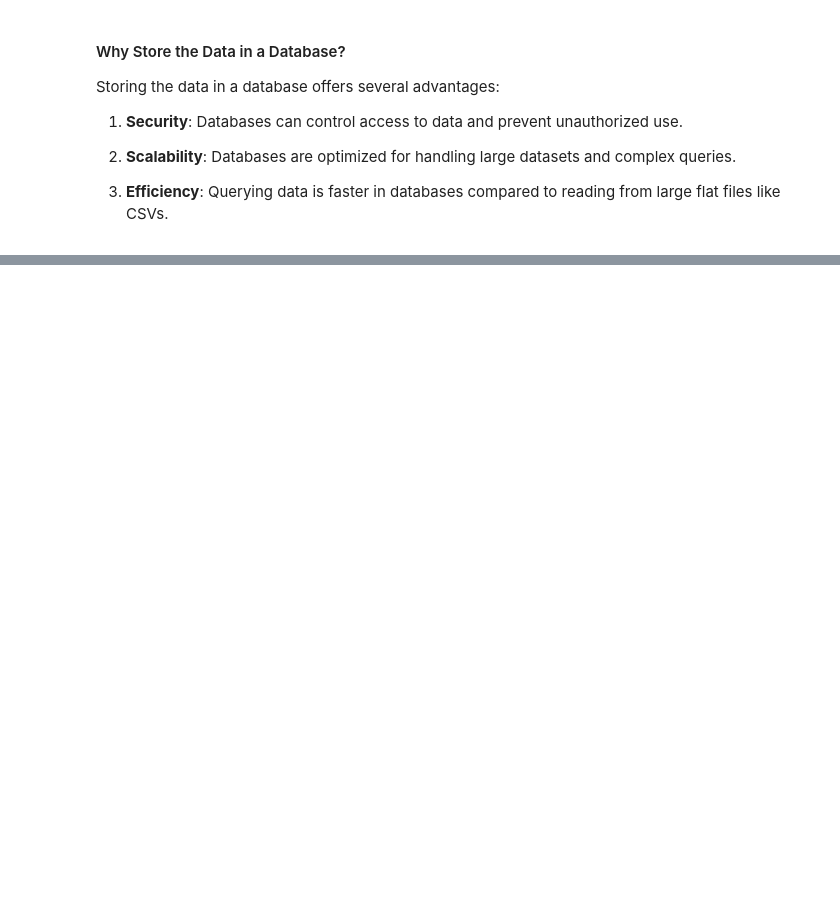
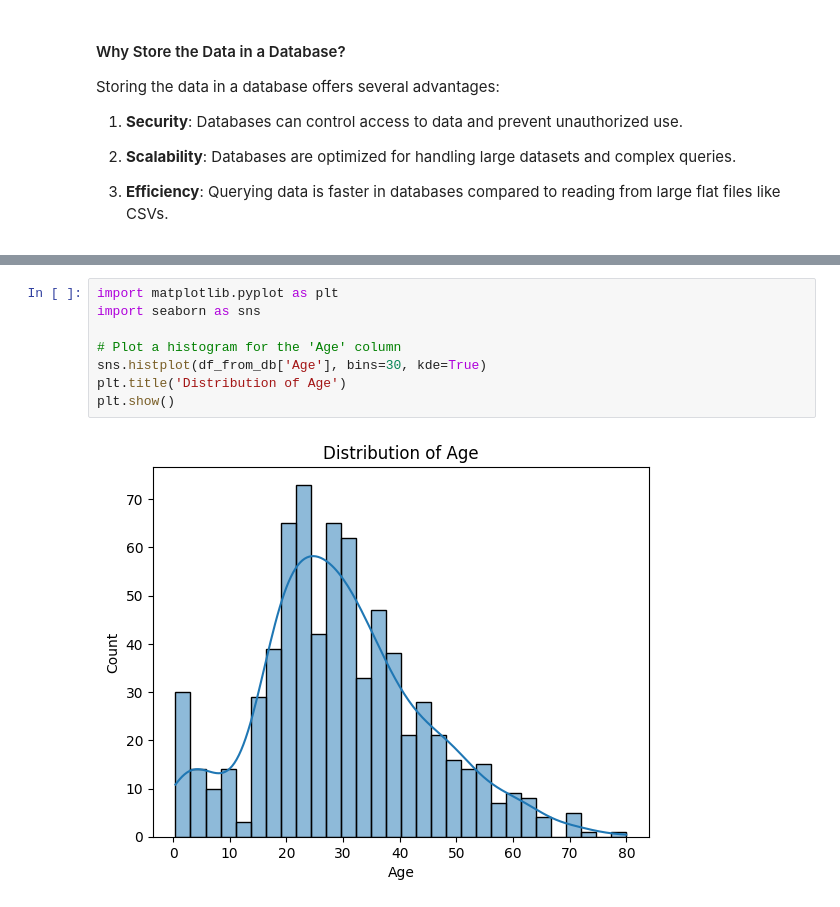
Before and after one commit to themarisolhernandez/ds-review-lessons, a Jupyter notebook: 16-exploratory-data-analysis.ipynb, the cells around one changed output, grey strips where cells are left out. Drawn from its saved outputs; the diff is of its cells as text; blank space fills up the shorter version.

```diff
--- a/16-exploratory-data-analysis.ipynb
+++ b/16-exploratory-data-analysis.ipynb
@@ -236,0 +308,10 @@ Storing the data in a database offers several advantages:
+# %%
+import matplotlib.pyplot as plt
+import seaborn as sns
+
+# Plot a histogram for the 'Age' column
+sns.histplot(df_from_db['Age'], bins=30, kde=True)
+plt.title('Distribution of Age')
+plt.show()
+# %% [output]
+[figure, added]
```
Also changed, not shown: parts of 12 cells of this notebook, 1 other file.
